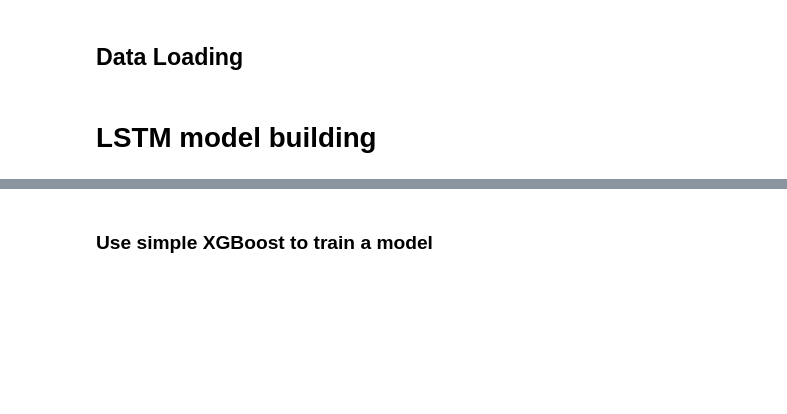
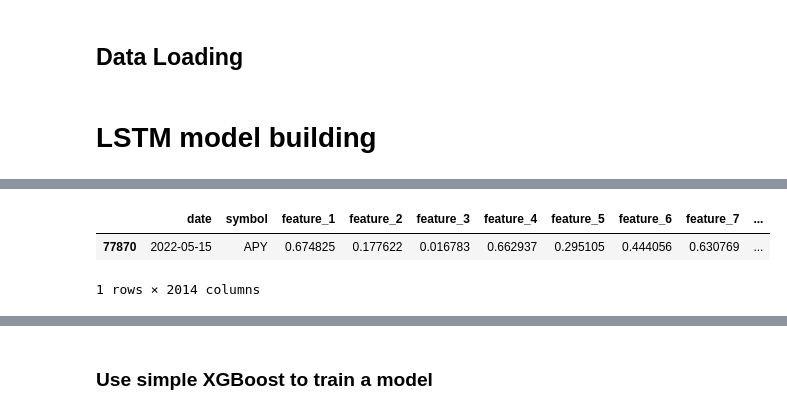
Before and after one commit to Bibhash123/competition_quickstart_dataloader, a Jupyter notebook: Ideas.ipynb, the cells around one changed output, grey strips where cells are left out. Saved outputs shown, nothing was run; the diff lists cells and outputs as text; code cells hidden in the pictures; blank space fills up the shorter version.

```diff
--- a/Ideas.ipynb
+++ b/Ideas.ipynb
@@ -197,0 +223,6 @@ error[error['error']==np.max(error['error'])]
+# %%
+train_dataset[(train_dataset['symbol']=="APY")&(train_dataset['date']=="2022-05-15")]
+# %% [output]
+|  | date | symbol | feature_1 | feature_2 | feature_3 | feature_4 | feature_5 | feature_6 | feature_7 | ... |
+| 77870 | 2022-05-15 | APY | 0.674825 | 0.177622 | 0.016783 | 0.662937 | 0.295105 | 0.444056 | 0.630769 | ... |
+1 rows × 2014 columns
```
Also changed, not shown: parts of 14 cells of this notebook.
